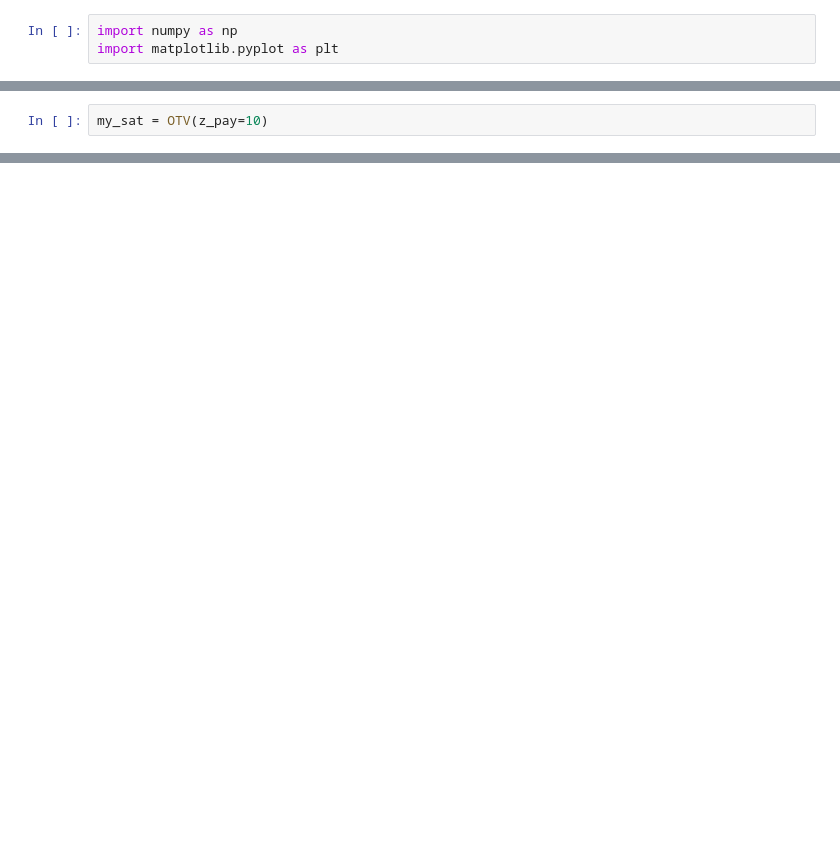
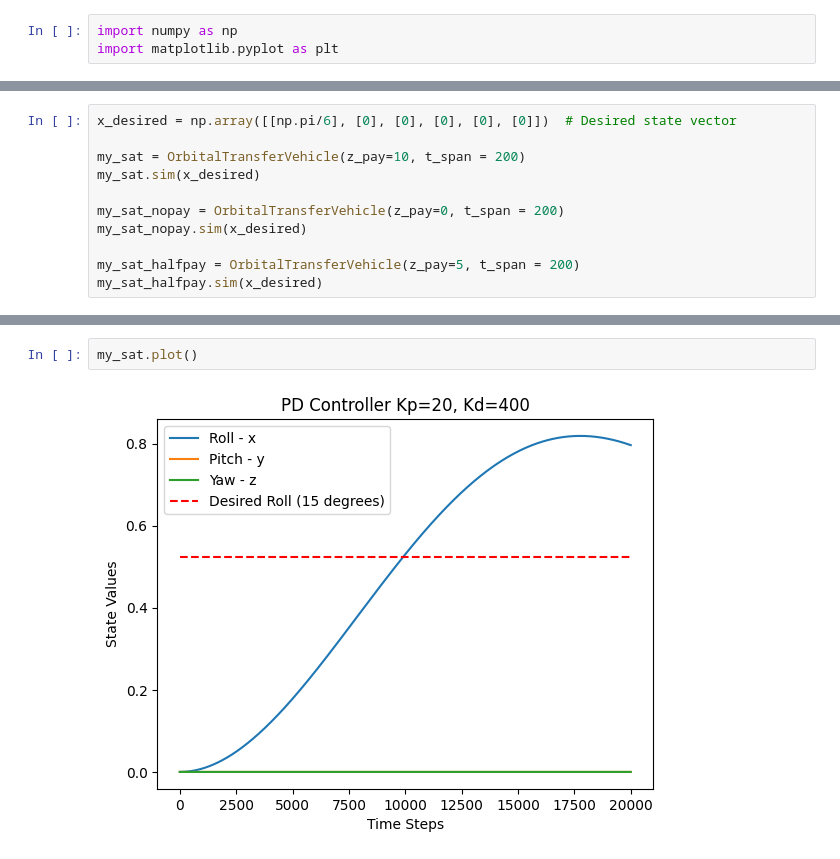
Before and after one commit to gibbsalex/my-demos, a Jupyter notebook: dyn_sim/blue_ring_acs/sim_2.ipynb, the cells around one changed output, grey strips where cells are left out. Drawn from its saved outputs; the diff is of its cells as text; blank space fills up the shorter version.

```diff
--- a/dyn_sim/blue_ring_acs/sim_2.ipynb
+++ b/dyn_sim/blue_ring_acs/sim_2.ipynb
@@ -101,5 +175,14 @@ class OTV:
 # %%
-my_sat = OTV(z_pay=10)
+x_desired = np.array([[np.pi/6], [0], [0], [0], [0], [0]])  # Desired state vector
+
+my_sat = OrbitalTransferVehicle(z_pay=10, t_span = 200)
+my_sat.sim(x_desired)
+
+my_sat_nopay = OrbitalTransferVehicle(z_pay=0, t_span = 200)
+my_sat_nopay.sim(x_desired)
+
+my_sat_halfpay = OrbitalTransferVehicle(z_pay=5, t_span = 200)
+my_sat_halfpay.sim(x_desired)
 # %% [output]
 Inertia Matrix (Cylindrical Body): [7291.66666667 7291.66666667 6250.        ]
 Inertia Matrix (Cylindrical Body + Payload): [61875.         57375.         10833.33333333]
@@ -105,0 +205,4 @@ Inertia Matrix (Cylindrical Body + Payload): [61875.         57375.         1083
+# %%
+my_sat.plot()
+# %% [output]
+[figure, added]
```
Also changed, not shown: parts of 6 cells of this notebook, 3 other files.
